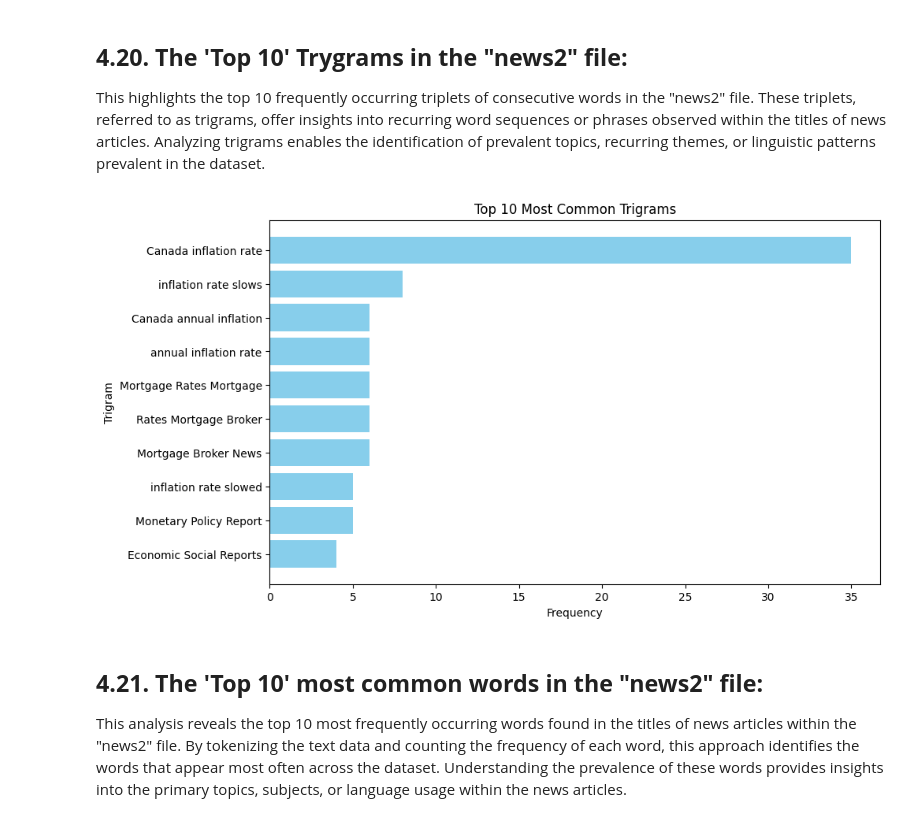
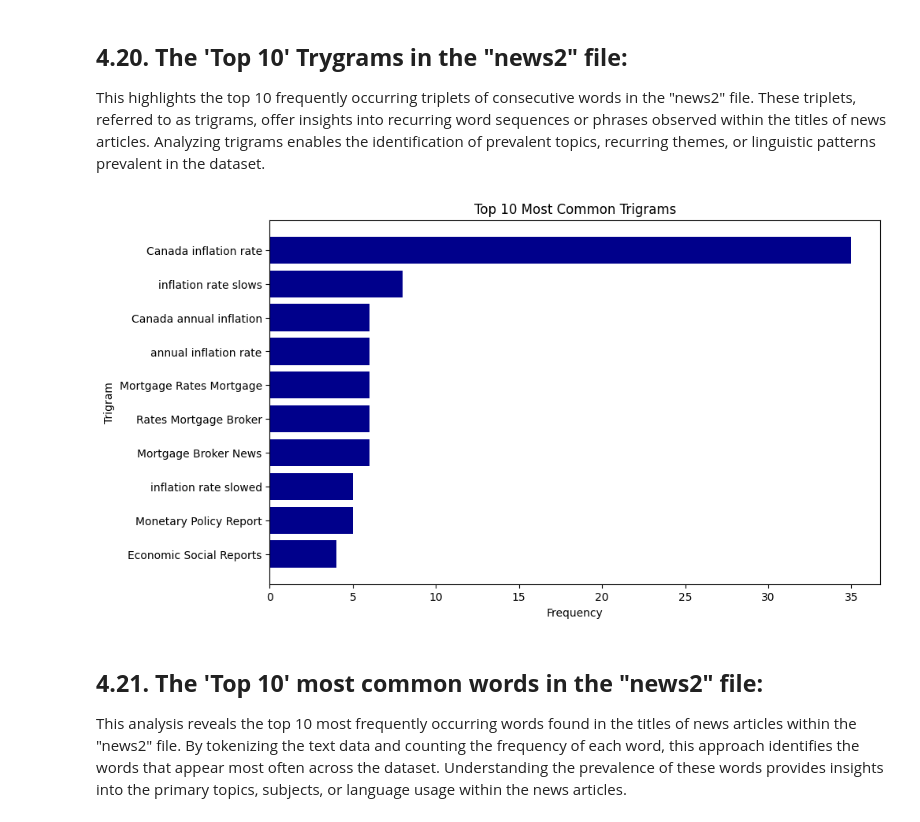
Before and after one commit to yeisonmontoya1815/Machine-Learning_Prediction_CAN_Inflation, a Jupyter notebook: 1. Notebook and datasets/1. Prediction CAN Inflation.ipynb, the cells around one changed output. Drawn from its saved outputs; the diff is of its cells as text; code cells hidden in the pictures.

```diff
--- a/1. Notebook and datasets/1. Prediction CAN Inflation.ipynb
+++ b/1. Notebook and datasets/1. Prediction CAN Inflation.ipynb
@@ -1490,35 +1490,35 @@ from collections import Counter
 # Read the CSV file into a pandas DataFrame
 df = pd.read_csv('news2.csv')
 
 # Tokenize the text data into words
 tokenized_text = df['Title'].apply(word_tokenize)
 
 # Generate trigrams from the tokenized words, omitting words less than 4 letters
 trigram_list = []
 for text in tokenized_text:
     filtered_text = [word for word in text if len(word) >= 4]  # Filter out words less than 4 letters
     trigram_list.extend(list(ngrams(filtered_text, 3)))
 
 # Count the frequency of each trigram
 trigram_counts = Counter(trigram_list)
 
 # Get the top 10 most common trigrams
 top_10_trigrams = trigram_counts.most_common(10)
 
 # Extract trigram words and their frequencies
 trigram_words = [' '.join(trigram[0]) for trigram in top_10_trigrams]
 trigram_frequencies = [freq for _, freq in top_10_trigrams]
 
 # Plot the top 10 most common trigrams
 plt.figure(figsize=(10, 6))
-plt.barh(trigram_words, trigram_frequencies, color='skyblue')
+plt.barh(trigram_words, trigram_frequencies, color='darkblue')
 plt.xlabel('Frequency')
 plt.ylabel('Trigram')
 plt.title('Top 10 Most Common Trigrams')
 plt.gca().invert_yaxis()  # Invert y-axis to display the most common trigrams at the top
 plt.show()
 # %% [output]
-[figure, old version]
+[figure, new version]
 # %% [markdown]
 ## **4.21. The 'Top 10' most common words in the "news2" file:**
 
```
Also changed, not shown: parts of 8 cells of this notebook.
